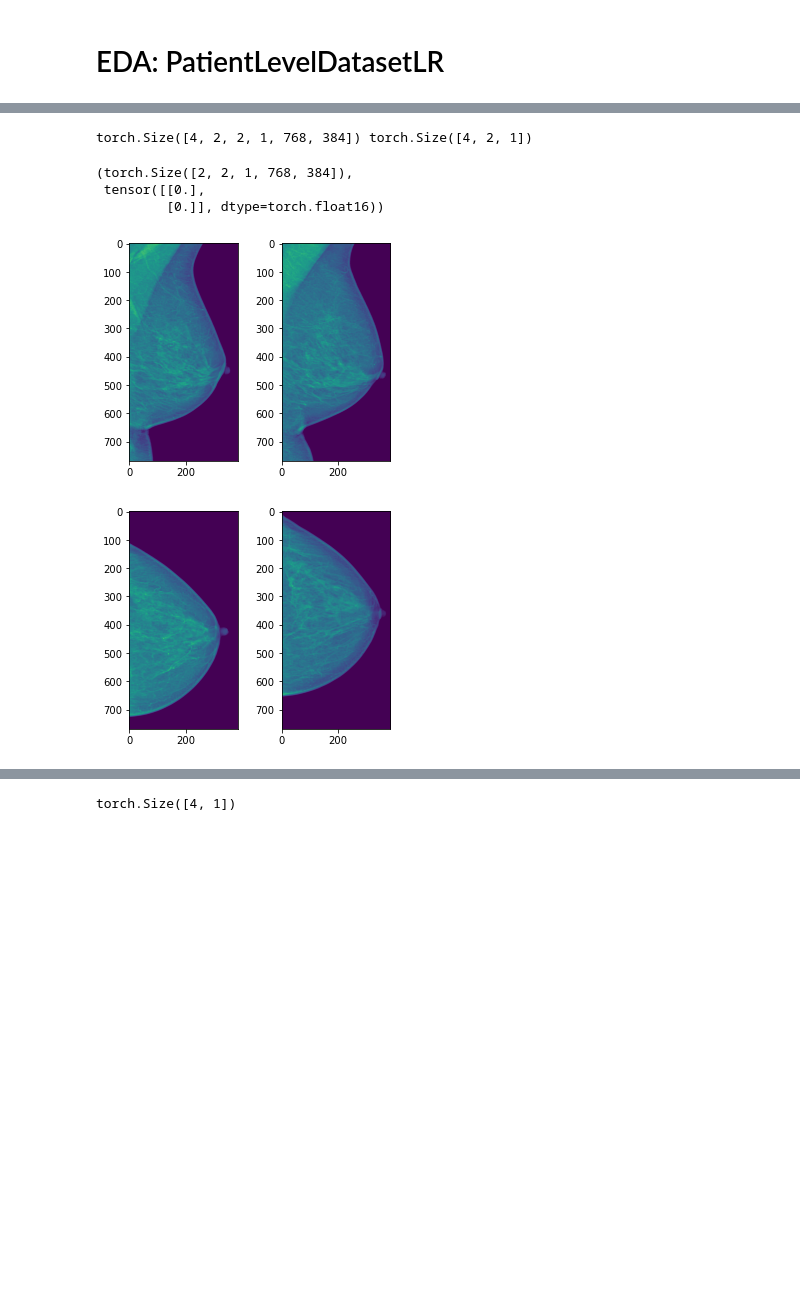
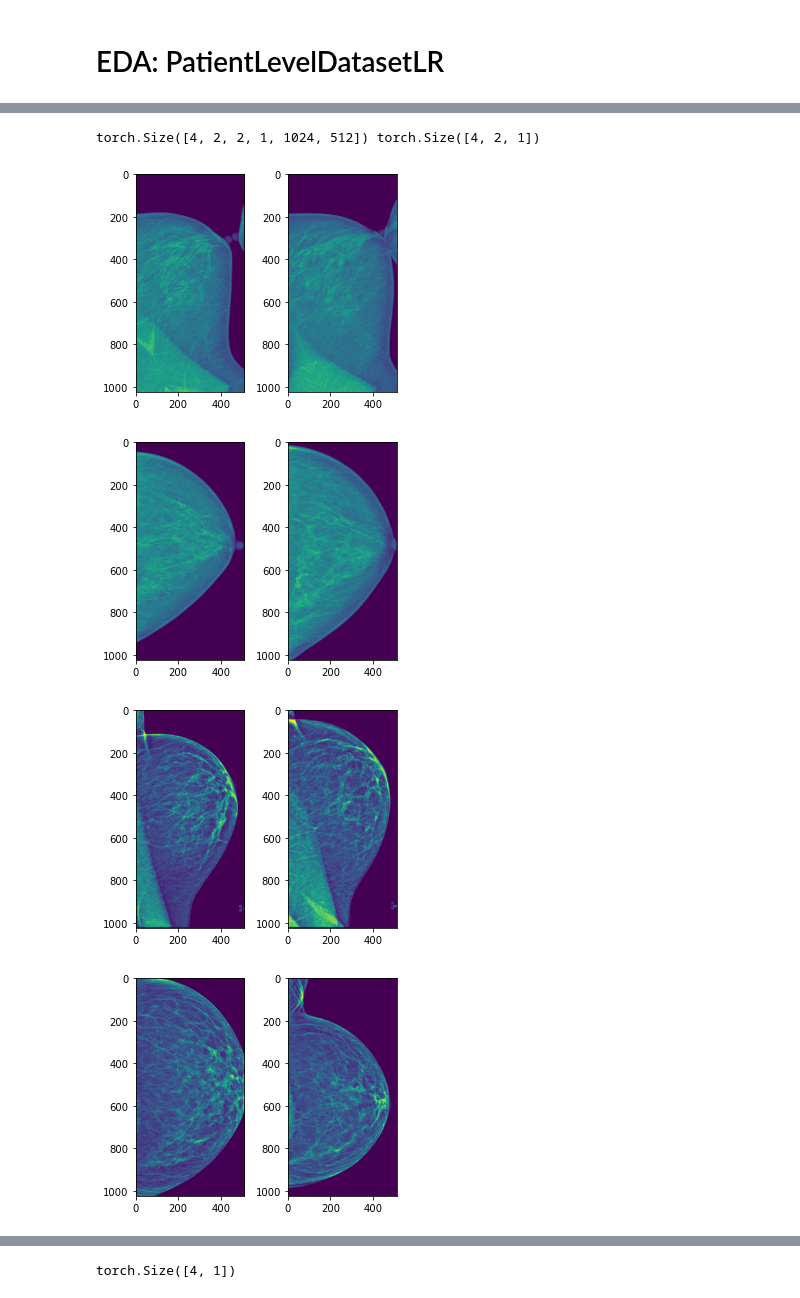
Before and after one commit to analokmaus/kaggle-rsna-breast-cancer, a Jupyter notebook: 00_eda.ipynb, the cells around one changed output, grey strips where cells are left out. Saved outputs shown, nothing was run; the diff lists cells and outputs as text; code cells hidden in the pictures; blank space fills up the shorter version.

Commit message:
fix LR dataset

```diff
--- a/00_eda.ipynb
+++ b/00_eda.ipynb
@@ -244,27 +220,21 @@ from configs import *
 # %%
+cfg = Model08()
 ds = PatientLevelDatasetLR(
     df=train, image_dir=Path('input/rsna-breast-cancer-detection/image_resized_2048V'),
     # bbox_path='input/rsna-breast-cancer-detection/rsna-yolo-crop/001_baseline/det_result_001_baseline.csv',
-    is_test=True, flip_lr=True,
-    sample_criteria='low_value_for_implant',
-    transform_imagewise=False, separate_channel=True,
-    preprocess=A.Compose([
-        # AutoFlip(),
-        RandomCropROI(),
-        A.Resize(768, 384)],
-        # bbox_params=A.BboxParams(format='pascal_voc')
-    ),
-    transforms=ToTensorV2(),
-    # preprocess=cfg.preprocess['train'],
-    # transforms=Baseline4.transforms['train']
+    # dropout_lr=0.75,
+    preprocess=cfg.preprocess['train'],
+    transforms=cfg.transforms['train'],
+    is_test=True,
+    **cfg.dataset_params
 )
 
 dl = D.DataLoader(
     ds, batch_size=4, shuffle=False, num_workers=0, pin_memory=True)
 # %%
-# for i, (x, y) in enumerate(dl):
-#     print(x.shape, y.shape)
-#     if i == 0:
-#         break
+for i, (x, y) in enumerate(dl):
+    print(x.shape, y.shape)
+    if i == 0:
+        break
 # %% [output]
-torch.Size([4, 2, 2, 1, 768, 384]) torch.Size([4, 2, 1])
+torch.Size([4, 2, 2, 1, 1024, 512]) torch.Size([4, 2, 1])
@@ -273,16 +241,19 @@ img, label = ds[0]
-# %%
-img.shape, label
-# %% [output]
-(torch.Size([2, 2, 1, 768, 384]),
- tensor([[0.],
-         [0.]], dtype=torch.float16))
-# %%
-for v in range(img.shape[0]):
-    plt.figure(figsize=(5,4))
-    for l in range(img.shape[1]):
-        plt.subplot(1, 2, l+1)
-        plt.imshow(img[v, l, 0])
-    plt.show()
-# %% [output]
-[figure, removed]
-[figure, removed]
+# %%
+x2 = x.view(16, 1, 1024, 512)
+x2 = x2.view(8, 2, 1, 1024, 512)
+# x2 = F.interpolate(x2, scale_factor=1/16)
+# x2 = x2.view(8, 2, 1, 1024//16, 512//16)
+x2l = x2[:, 0, 0, : ,:]
+x2r = x2[:, 1, 0, : ,:]
+for img_l, img_r in zip(x2l, x2r):
+    plt.figure(figsize=(5, 4))
+    plt.subplot(1, 2, 1)
+    plt.imshow(img_l)
+    plt.subplot(1, 2, 2)
+    plt.imshow(img_r)
+    plt.show()
+# %% [output]
+[figure, added]
+[figure, added]
+[figure, added]
+[figure, added]
```
Also changed, not shown: parts of 6 cells of this notebook, 4 other files.
